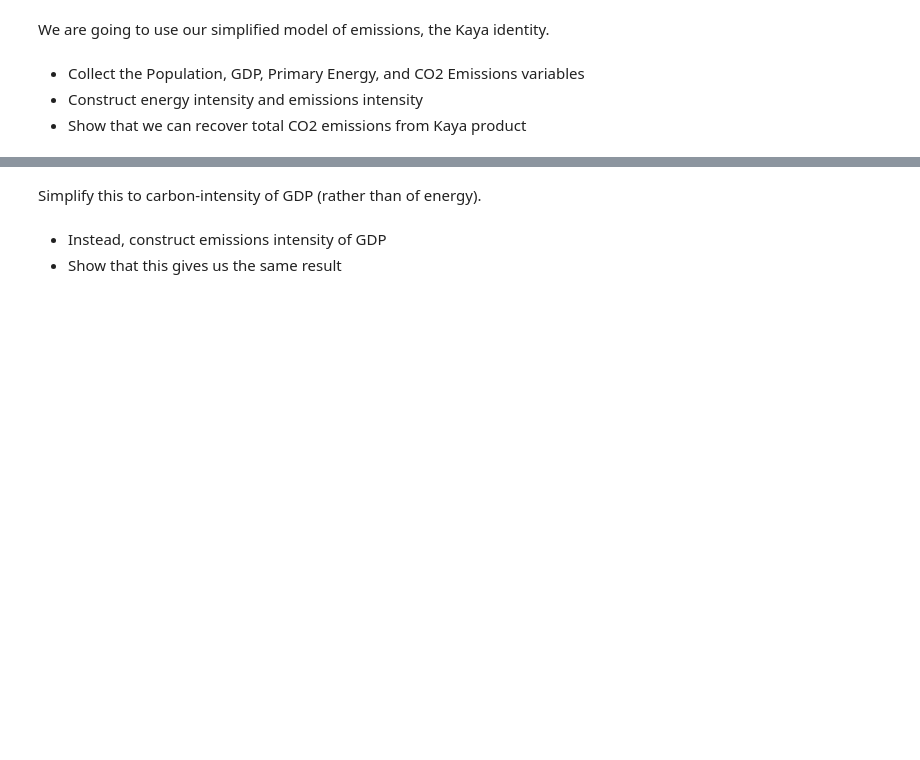
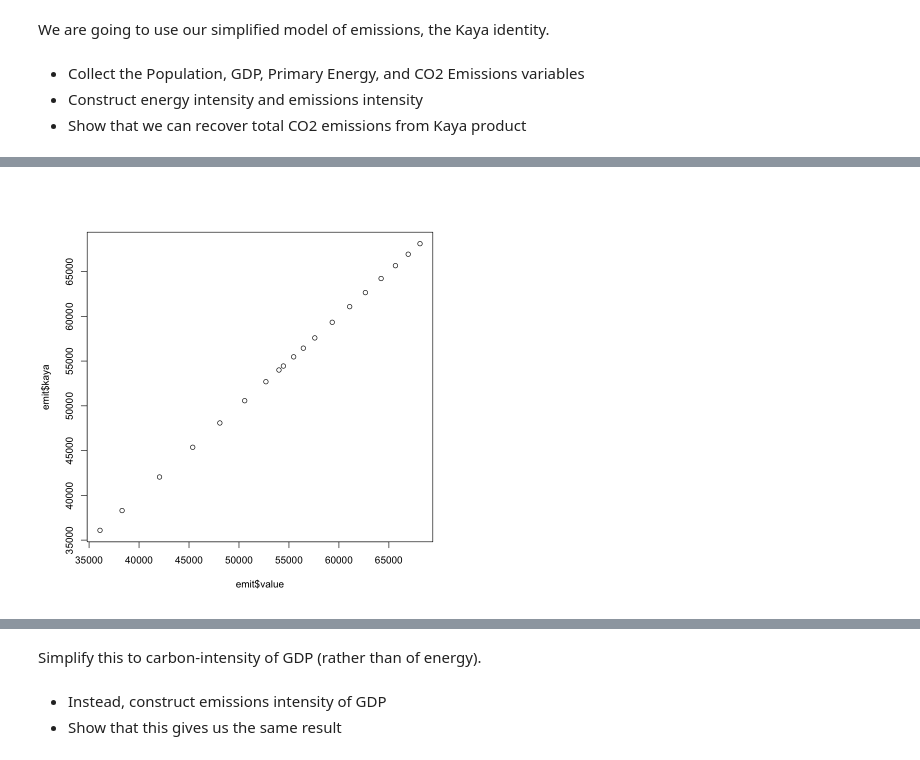
Before and after one commit to jrising/ccecon2025, a Jupyter notebook: Lab 4 - Integrated Assessment.ipynb, the cells around one changed output, grey strips where cells are left out. Drawn from its saved outputs; the diff is of its cells as text; code cells hidden in the pictures; blank space fills up the shorter version.

```diff
--- a/Lab 4 - Integrated Assessment.ipynb
+++ b/Lab 4 - Integrated Assessment.ipynb
@@ -96,0 +223,4 @@ We are going to use our simplified model of emissions, the Kaya identity.
+# %%
+plot(emit$value, emit$kaya)
+# %% [output]
+[figure, added]
```
Also changed, not shown: parts of 28 cells of this notebook, 1 other file.
